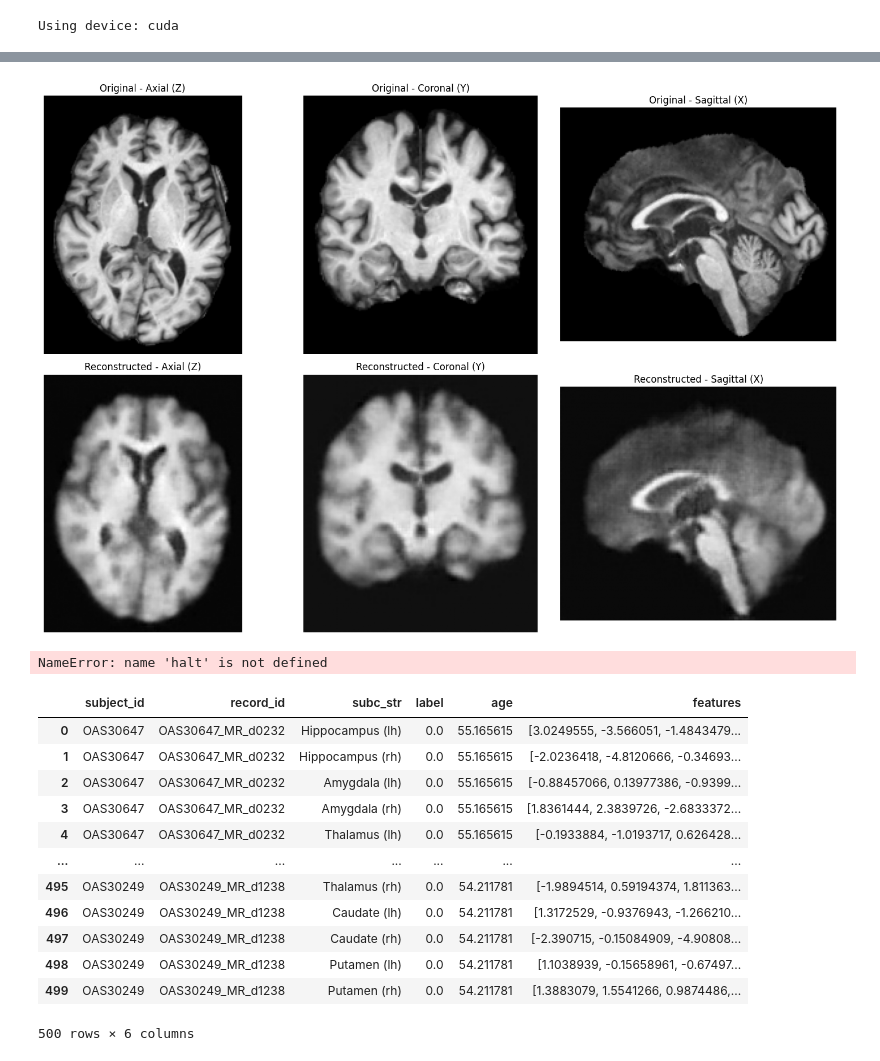
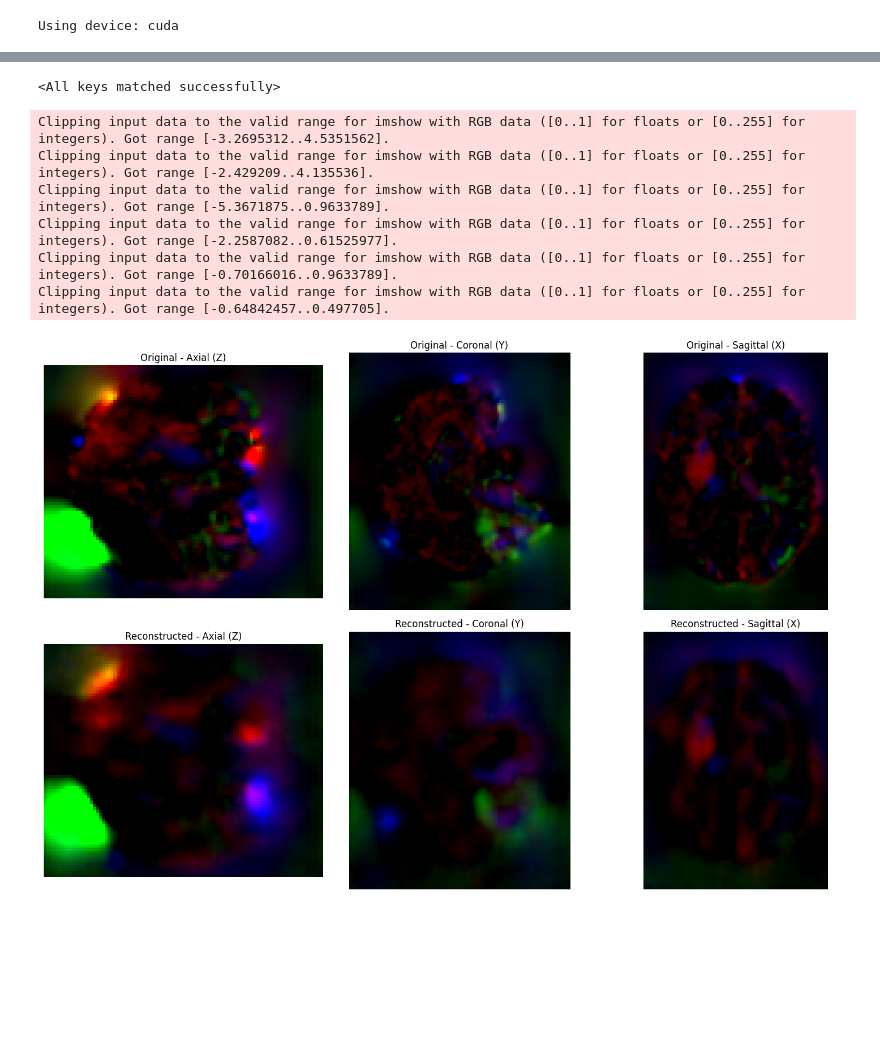
Before and after one commit to minnelab/NeuroCBIR, a Jupyter notebook: global_SVF_training.ipynb, the cells around one changed output, grey strips where cells are left out. Drawn from its saved outputs; the diff is of its cells as text; code cells hidden in the pictures; blank space fills up the shorter version.

```diff
--- a/global_SVF_training.ipynb
+++ b/global_SVF_training.ipynb
@@ -304,30 +248,31 @@ torch.Size([1, 3, 112, 80, 96])
 # %%
 import torch
-from model.autoencoder import Conv3DAutoencoder
+from model.svf_autoencoder import Conv3DAutoencoder
 from torchsummary import summary
 
 # Device setup
 device = torch.device("cuda" if torch.cuda.is_available() else "cpu")
 
-# Input size: [160, 176, 208]
-input_size = list(svf_1.shape)
-
 # Initialize model and move it to the correct device
-bottleneck_dim=128
-autoencoder = Conv3DAutoencoder(bottleneck_dim=bottleneck_dim, output_channels=3).to(device)
-# pretrained_param = torch.load('./data/pretrained_models/CP_20250503_083258.pth')
+input_shape = list(sample_1['svf'].shape)
+bottleneck_dim=None
+autoencoder = Conv3DAutoencoder(input_shape=input_shape, bottleneck_dim=None).to(device)
+pretrained_param = torch.load('./data/pretrained_models/CP_20250516_142452.pth')
 # autoencoder.load_state_dict(pretrained_param)
 
 # Keep only matching keys (ignore fully connected layers)
-# pretrained_dict = pretrained_param
-# new_model_dict = autoencoder.state_dict()
-# pretrained_dict = {k: v for k, v in pretrained_dict.items() if k in new_model_dict}
-# # Load weights into the new model
-# new_model_dict.update(pretrained_dict)
-# autoencoder.load_state_dict(new_model_dict)
+pretrained_dict = pretrained_param
+new_model_dict = autoencoder.state_dict()
+# Only load parameters that match exactly in name and shape
+pretrained_dict = {
+    k: v for k, v in pretrained_param.items()
+    if k in new_model_dict and v.shape == new_model_dict[k].shape
+}
+new_model_dict.update(pretrained_dict)
+autoencoder.load_state_dict(new_model_dict)
 
 # Run summary — torchsummary will match the device of the model
-_=summary(autoencoder, (1, *input_size))
+_=summary(autoencoder, input_shape)
 # %% [output]
 ==========================================================================================
 Layer (type:depth-idx)                   Output Shape              Param #
@@ -406,6 +358,11 @@ a
 # %%
-dataset = BrainMRIDataset(image_paths, ages, labels,
-                          transform=None, transform_age=3, cache=False, sparse_path=False)
+dataset = BrainSVFDataset(image_paths, ages_dif, labels)
+# %%
+autoencoder = Conv3DAutoencoder(bottleneck_dim=bottleneck_dim, output_channels=3).to(device)
+pretrained_param = torch.load(f'./data/pretrained_models/CP_{report.timestamp}.pth')
+autoencoder.load_state_dict(pretrained_param)
+# %% [output]
+<All keys matched successfully>
 # %%
 import torch
 import matplotlib.pyplot as plt
@@ -417,45 +374,47 @@ autoencoder.eval()
 
 with torch.no_grad():
     subc_struc_ind = 0
-    input_img = sample_1["input"].unsqueeze(0).to(device, dtype=torch.float32)
+    input_img = sample_1["svf"].to(device, dtype=torch.float32).unsqueeze(dim=0)
     z, reconstructed = autoencoder(input_img)
 
 # Convert to NumPy
-original_np = input_img.squeeze().cpu().numpy()
-reconstructed_np = reconstructed.squeeze().cpu().numpy()
+original_np = np.transpose(input_img.squeeze().cpu().numpy(), (1,2,3,0))
+reconstructed_np = np.transpose(reconstructed.squeeze().cpu().numpy(), (1,2,3,0))
 
 # Compute mid-slices
 pz = original_np.shape[0] // 2  # Axial
 py = original_np.shape[1] // 2  # Coronal
 px = original_np.shape[2] // 2  # Sagittal
 
 # Extract slices
 slices = {
     "Axial (Z)":      (original_np[pz, :, :], reconstructed_np[pz, :, :]),
     "Coronal (Y)":    (original_np[:, py, :], reconstructed_np[:, py, :]),
     "Sagittal (X)":   (original_np[:, :, px], reconstructed_np[:, :, px]),
 }
 
 # Plotting
 fig, axes = plt.subplots(2, 3, figsize=(15, 10))
 
 for i, (title, (orig, recon)) in enumerate(slices.items()):
     axes[0, i].imshow(orig, cmap='gray')
     axes[0, i].set_title(f'Original - {title}')
     axes[0, i].axis('off')
 
     axes[1, i].imshow(recon, cmap='gray')
     axes[1, i].set_title(f'Reconstructed - {title}')
     axes[1, i].axis('off')
 
 plt.tight_layout()
 plt.show()
 # %% [output]
+Clipping input data to the valid range for imshow with RGB data ([0..1] for floats or [0..255] for integers). Got range [-3.2695312..4.5351562].
+Clipping input data to the valid range for imshow with RGB data ([0..1] for floats or [0..255] for integers). Got range [-2.429209..4.135536].
+Clipping input data to the valid range for imshow with RGB data ([0..1] for floats or [0..255] for integers). Got range [-5.3671875..0.9633789].
+Clipping input data to the valid range for imshow with RGB data ([0..1] for floats or [0..255] for integers). Got range [-2.2587082..0.61525977].
+Clipping input data to the valid range for imshow with RGB data ([0..1] for floats or [0..255] for integers). Got range [-0.70166016..0.9633789].
+Clipping input data to the valid range for imshow with RGB data ([0..1] for floats or [0..255] for integers). Got range [-0.64842457..0.497705].
-[figure, old version]
+[figure, new version]
-# %%
-halt
-# %% [output]
-NameError: name 'halt' is not defined
 # %%
 import torch
 import numpy as np
@@ -511,16 +466,0 @@ np.save(f"./data/dataset_feats_{report.timestamp}.npy", dataset_feats)
-# %%
-pd.DataFrame(dataset_feats)
-# %% [output]
-|  | subject_id | record_id | subc_str | label | age | features |
-| 0 | OAS30647 | OAS30647_MR_d0232 | Hippocampus (lh) | 0.0 | 55.165615 | [3.0249555, -3.566051, -1.4843479... |
-| 1 | OAS30647 | OAS30647_MR_d0232 | Hippocampus (rh) | 0.0 | 55.165615 | [-2.0236418, -4.8120666, -0.34693... |
-| 2 | OAS30647 | OAS30647_MR_d0232 | Amygdala (lh) | 0.0 | 55.165615 | [-0.88457066, 0.13977386, -0.9399... |
-| 3 | OAS30647 | OAS30647_MR_d0232 | Amygdala (rh) | 0.0 | 55.165615 | [1.8361444, 2.3839726, -2.6833372... |
-| 4 | OAS30647 | OAS30647_MR_d0232 | Thalamus (lh) | 0.0 | 55.165615 | [-0.1933884, -1.0193717, 0.626428... |
-| ... | ... | ... | ... | ... | ... | ... |
-| 495 | OAS30249 | OAS30249_MR_d1238 | Thalamus (rh) | 0.0 | 54.211781 | [-1.9894514, 0.59194374, 1.811363... |
-| 496 | OAS30249 | OAS30249_MR_d1238 | Caudate (lh) | 0.0 | 54.211781 | [1.3172529, -0.9376943, -1.266210... |
-| 497 | OAS30249 | OAS30249_MR_d1238 | Caudate (rh) | 0.0 | 54.211781 | [-2.390715, -0.15084909, -4.90808... |
-| 498 | OAS30249 | OAS30249_MR_d1238 | Putamen (lh) | 0.0 | 54.211781 | [1.1038939, -0.15658961, -0.67497... |
-| 499 | OAS30249 | OAS30249_MR_d1238 | Putamen (rh) | 0.0 | 54.211781 | [1.3883079, 1.5541266, 0.9874486,... |
-500 rows × 6 columns
```
Also changed, not shown: parts of 16 cells of this notebook, 8 other files.
